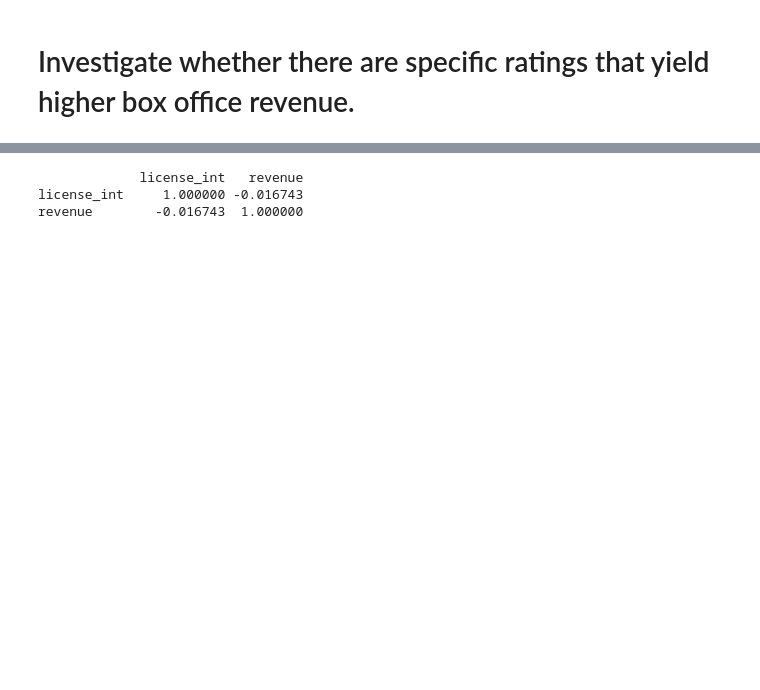
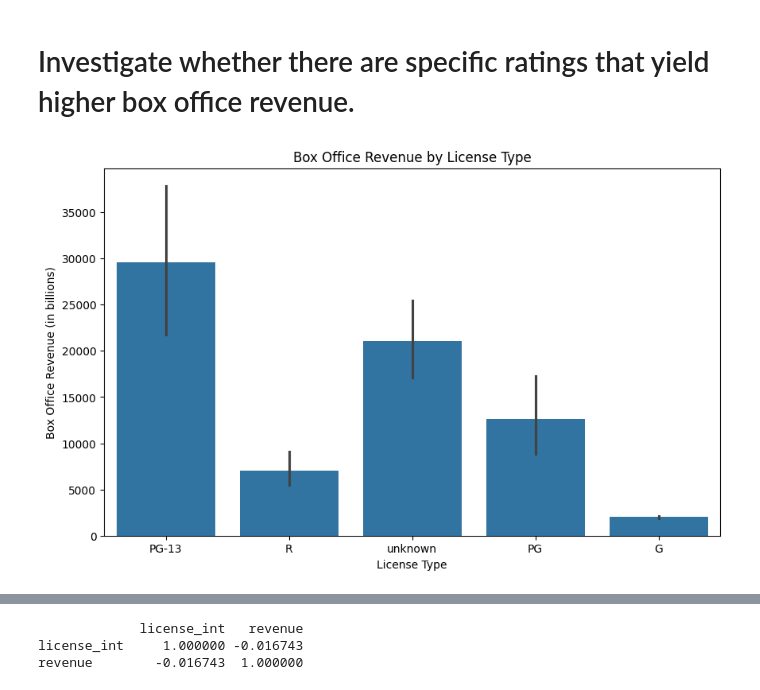
Before and after one commit to petrarkaselin/mid_project, a Jupyter notebook: notebooks/questions2_5.ipynb, the cells around one changed output, grey strips where cells are left out. Drawn from its saved outputs; the diff is of its cells as text; code cells hidden in the pictures; blank space fills up the shorter version.

```diff
--- a/notebooks/questions2_5.ipynb
+++ b/notebooks/questions2_5.ipynb
@@ -143 +146,13 @@ array(['PG-13', 'R', 'unknown', 'PG', 'G'], dtype=object)
+# %%
+plt.figure(figsize=(10, 6))
+
+sns.barplot(x='license', y='revenue_M', data=df, estimator=sum)
+
+plt.title('Box Office Revenue by License Type')
+plt.xlabel('License Type')
+plt.ylabel('Box Office Revenue (in billions)')
+
+plt.show()
+# %% [output]
+[figure, added]
 # %%
```
Also changed, not shown: parts of 4 cells of this notebook.
